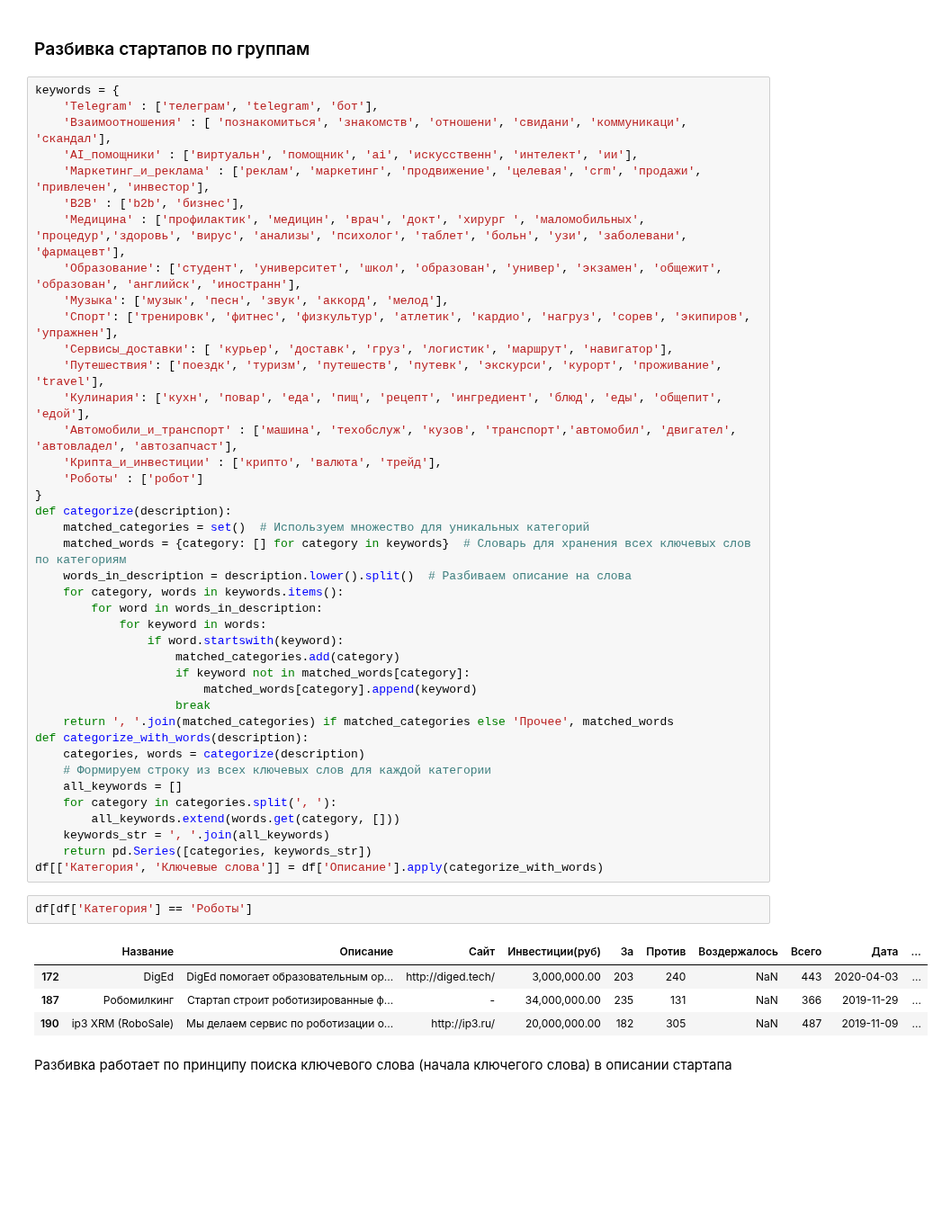
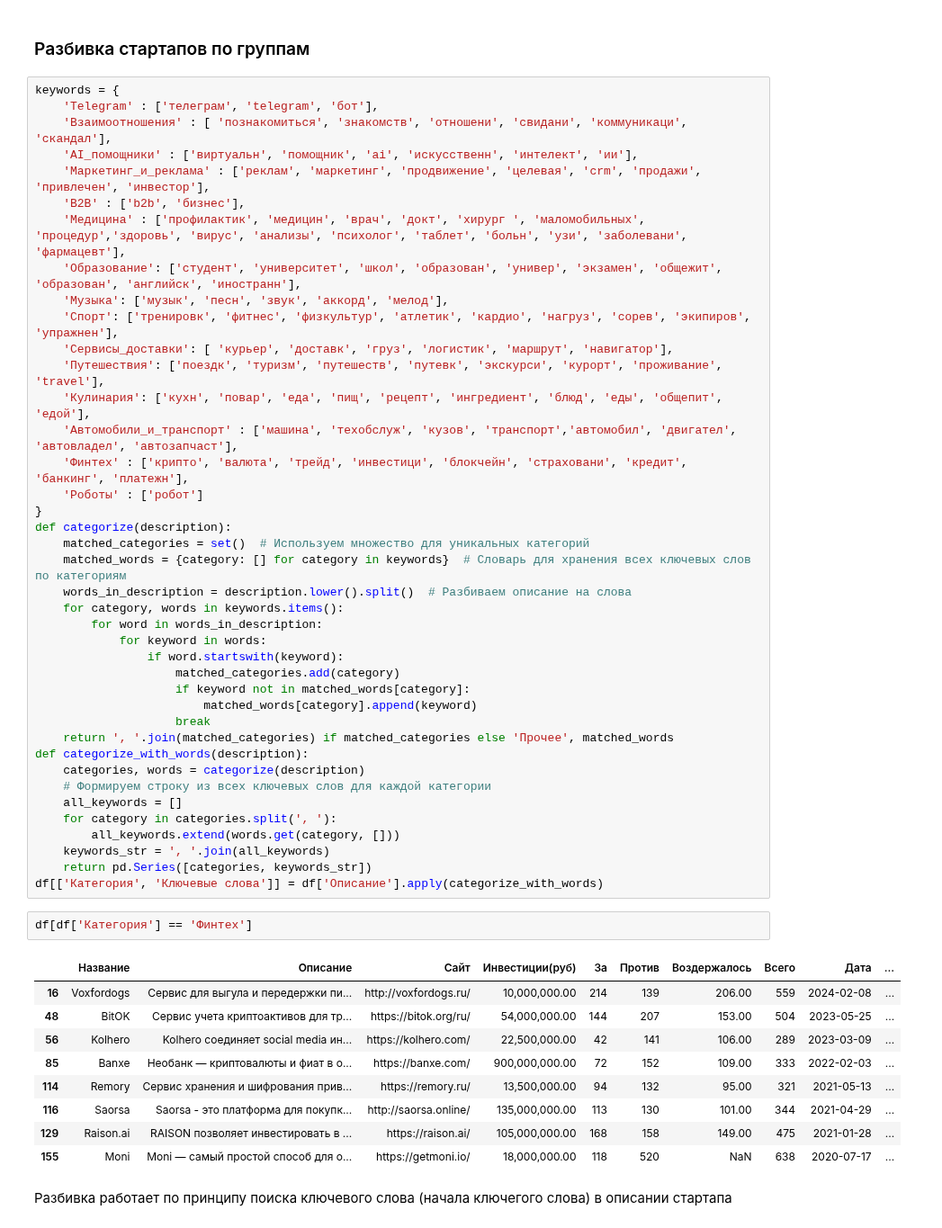
Before and after one commit to panchill/Startup-analytics, a Jupyter notebook: Startup_analytics.ipynb, the cells around one changed output. Shown at 90% size. Drawn from its saved outputs; the diff is of its cells as text; blank space fills up the shorter version.

```diff
--- a/Startup_analytics.ipynb
+++ b/Startup_analytics.ipynb
@@ -63,7 +63,7 @@ keywords = {
     'Путешествия': ['поездк', 'туризм', 'путешеств', 'путевк', 'экскурси', 'курорт', 'проживание', 'travel'],
     'Кулинария': ['кухн', 'повар', 'еда', 'пищ', 'рецепт', 'ингредиент', 'блюд', 'еды', 'общепит', 'едой'],
     'Автомобили_и_транспорт' : ['машина', 'техобслуж', 'кузов', 'транспорт','автомобил', 'двигател', 'автовладел', 'автозапчаст'],
-    'Крипта_и_инвестиции' : ['крипто', 'валюта', 'трейд'],
+    'Финтех' : ['крипто', 'валюта', 'трейд', 'инвестици', 'блокчейн', 'страховани', 'кредит', 'банкинг', 'платежн'],
     'Роботы' : ['робот']
 }
 def categorize(description):
@@ -89,12 +89,17 @@ def categorize_with_words(description):
     return pd.Series([categories, keywords_str])
 df[['Категория', 'Ключевые слова']] = df['Описание'].apply(categorize_with_words)
 # %%
-df[df['Категория'] == 'Роботы']
+df[df['Категория'] == 'Финтех']
 # %% [output]
 |  | Название | Описание | Сайт | Инвестиции(руб) | За | Против | Воздержалось | Всего | Дата | ... |
-| 172 | DigEd | DigEd помогает образовательным ор... | http://diged.tech/ | 3,000,000.00 | 203 | 240 | NaN | 443 | 2020-04-03 | ... |
-| 187 | Робомилкинг | Стартап строит роботизированные ф... | - | 34,000,000.00 | 235 | 131 | NaN | 366 | 2019-11-29 | ... |
-| 190 | ip3 XRM (RoboSale) | Мы делаем сервис по роботизации о... | http://ip3.ru/ | 20,000,000.00 | 182 | 305 | NaN | 487 | 2019-11-09 | ... |
+| 16 | Voxfordogs | Сервис для выгула и передержки пи... | http://voxfordogs.ru/ | 10,000,000.00 | 214 | 139 | 206.00 | 559 | 2024-02-08 | ... |
+| 48 | BitOK | Сервис учета криптоактивов для тр... | https://bitok.org/ru/ | 54,000,000.00 | 144 | 207 | 153.00 | 504 | 2023-05-25 | ... |
+| 56 | Kolhero | Kolhero соединяет social media ин... | https://kolhero.com/ | 22,500,000.00 | 42 | 141 | 106.00 | 289 | 2023-03-09 | ... |
+| 85 | Banxe | Необанк — криптовалюты и фиат в о... | https://banxe.com/ | 900,000,000.00 | 72 | 152 | 109.00 | 333 | 2022-02-03 | ... |
+| 114 | Remory | Сервис хранения и шифрования прив... | https://remory.ru/ | 13,500,000.00 | 94 | 132 | 95.00 | 321 | 2021-05-13 | ... |
+| 116 | Saorsa | Saorsa - это платформа для покупк... | http://saorsa.online/ | 135,000,000.00 | 113 | 130 | 101.00 | 344 | 2021-04-29 | ... |
+| 129 | Raison.ai | RAISON позволяет инвестировать в ... | https://raison.ai/ | 105,000,000.00 | 168 | 158 | 149.00 | 475 | 2021-01-28 | ... |
+| 155 | Moni | Moni — самый простой способ для о... | https://getmoni.io/ | 18,000,000.00 | 118 | 520 | NaN | 638 | 2020-07-17 | ... |
 # %% [markdown]
 
 Разбивка работает по принципу поиска ключевого слова (начала ключегого слова) в описании стартапа
```
Also changed, not shown: parts of 5 cells of this notebook.
